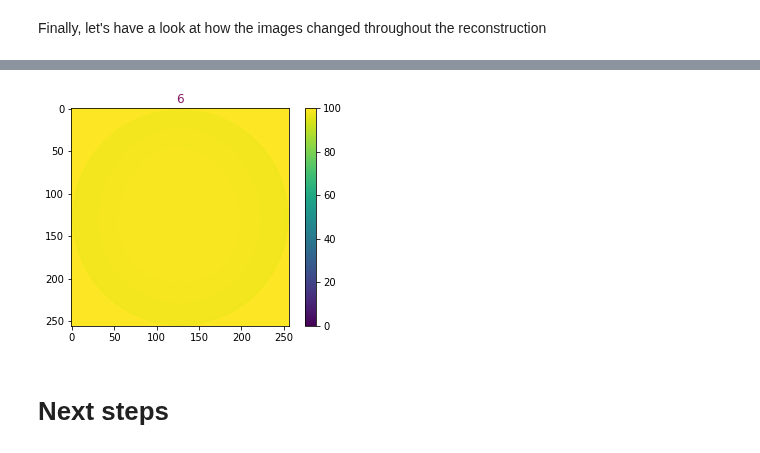
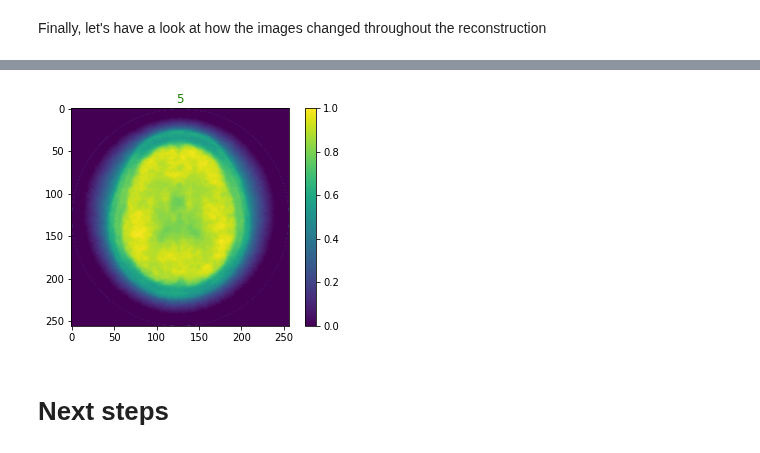
Before and after one commit to SyneRBI/SIRF-Exercises, a Jupyter notebook: notebooks/Synergistic/cil_joint_tv_PET.ipynb, the cells around one changed output, grey strips where cells are left out. Cells and saved outputs as stored; diff of their text form; code cells hidden in the pictures.

```diff
--- a/notebooks/Synergistic/cil_joint_tv_PET.ipynb
+++ b/notebooks/Synergistic/cil_joint_tv_PET.ipynb
@@ -285,7 +286,7 @@ def get_acquisition_model(uMap, templ_sino, detector_efficiency = 1, attenuation
     am.set_up(templ_sino, uMap)
     return am
 # %%
-def add_noise(proj_data,noise_factor = 0.1):
+def add_noise(proj_data,noise_factor = 0.01):
     """ Function to add noise to PET/SPECT Acquistion Data """
     proj_data_arr = proj_data.as_array() / noise_factor
     # Data should be >=0 anyway, but add abs just to be safe
@@ -500,3 +503,16 @@ class Norm(LinearOperator):
+# %%
+def updateGD(self):
+        '''Single iteration of Gradient Descent'''
+
+        self.objective_function.gradient(self.x, out=self.x_update)
+        self.x_update *= -self.step_size
+        self.x += self.x_update
+
+        # remove any negative values
+        self.x += self.x.abs() ##update
+        self.x /= 2            ##update
+
+GD.update = updateGD
 # %% [markdown]
 Now we are going to put everything together and define our two objective functions which solve the two subproblems which we defined at the beginning
 # %%
@@ -536,11 +552,11 @@ Initialised GradientOperator with C backend running with  8  threads
 # %% [markdown]
 # (D) Solve the joint TV reconstruction problem
 # %%
-# We start with a uniform image
+# We start with a cylindrical uniform image
 init = make_cylindrical_FOV(fdg.get_uniform_copy(1))
 x0 = BlockDataContainer(init,init)
 
-step = 0.1
+step = 0.5
 
 # We are also going to log the value of the objective functions
 obj1_val_it = []
@@ -548,11 +564,11 @@ obj2_val_it = []
 # and the images
 images = []
 
-for i in range(3):
-    images.append(x0)
+for i in range(5):
+    images.append(x0.copy())
 
     gd1 = GD(x0, objective1, step_size=step, \
-          max_iteration = 3, update_objective_interval = 1)
+          max_iteration = 4, update_objective_interval = 1)
     gd1.run(verbose=1)
 
     # We skip the first one because it gets repeated
@@ -563,28 +579,18 @@ for i in range(3):
     # show up in the final plot and hence we can nicely see each subproblem.
     obj2_val_it.extend(numpy.ones_like(gd1.objective[1:])*numpy.nan)
 
-    # We can't deal with negative values in our reconstruction
-    x0.fill(gd1.solution)
-    x0 += x0.abs()
-    x0 /= 2
-
-    images.append(x0)
-
-    gd2 = GD(x0, objective2, step_size=step, \
-          max_iteration = 3, update_objective_interval = 1)
+    gd2 = GD(gd1.solution, objective2, step_size=step, \
+          max_iteration = 4, update_objective_interval = 1)
     gd2.run(verbose=1)
 
     obj2_val_it.extend(gd2.objective[1:])
     obj1_val_it.extend(numpy.ones_like(gd2.objective[1:])*numpy.nan)
 
-    # We can't deal with negative values in our reconstruction
     x0.fill(gd2.solution)
-    x0 += x0.abs()
-    x0 /= 2
 
     print('* * * * * * Outer Iteration ', i, ' * * * * * *\n')
 
-images.append(x0)
+images.append(x0.copy())
 print('* * * * * * Reconstruction Complete * * * * * *\n')
 # %% [output]
 GD setting up
@@ -640,26 +646,26 @@ Finally, let's have a look at how the images changed throughout the reconstructi
 # %%
 pio.renderers.default = 'iframe_connected'
 plt.ioff()
 # choose which subproblem to display
-subprob = 0
+subprob = 1
 
 fig, ax = plt.subplots()
 arrays = []
 ims = []
 for i, image in enumerate(images):
     array = numpy.squeeze(image[subprob].as_array())
     arrays.append(array)
     im = ax.imshow(array, animated = True, vmin=0, vmax=fdg_arr.max())
     im.set_clim(0,array.max())
     title = plt.text(0.5,1.01,str(i), ha="center",va="bottom",color=numpy.random.rand(3),
                      transform=ax.transAxes, fontsize="large")
     if i == 0:
         ax.imshow(array)
         fig.colorbar(im, ax=ax)
     ims.append([im,title,])
 
-ani = animation.ArtistAnimation(fig, ims, interval = 200, blit = True, repeat_delay = 1000)
+ani = animation.ArtistAnimation(fig, ims, interval = 750, blit = True, repeat_delay = 1000)
 HTML(ani.to_jshtml())
 # %% [output]
 [interactive output not drawn]
-[figure, old version]
+[figure, new version]
```
Also changed, not shown: parts of 12 cells of this notebook.
